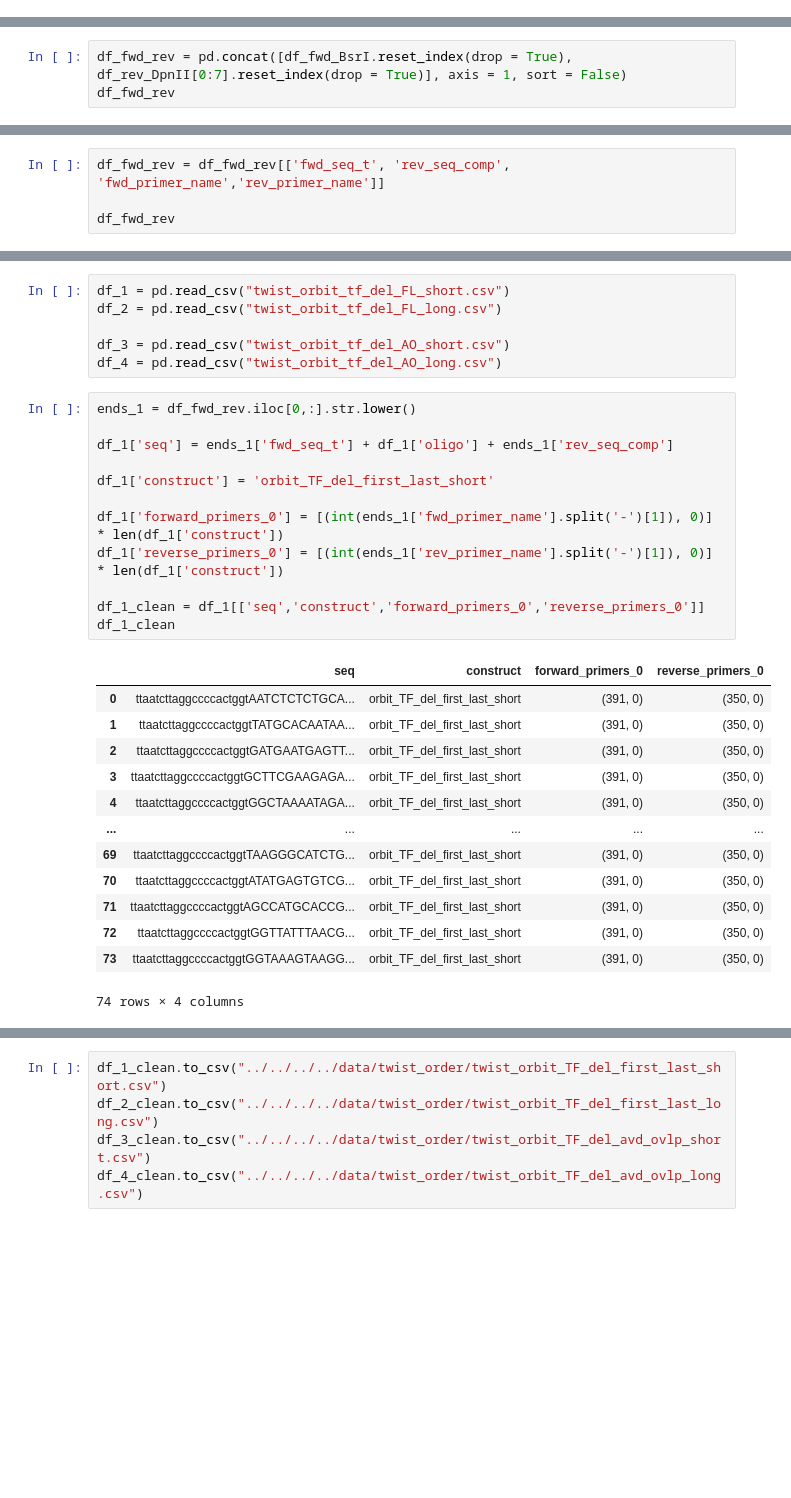
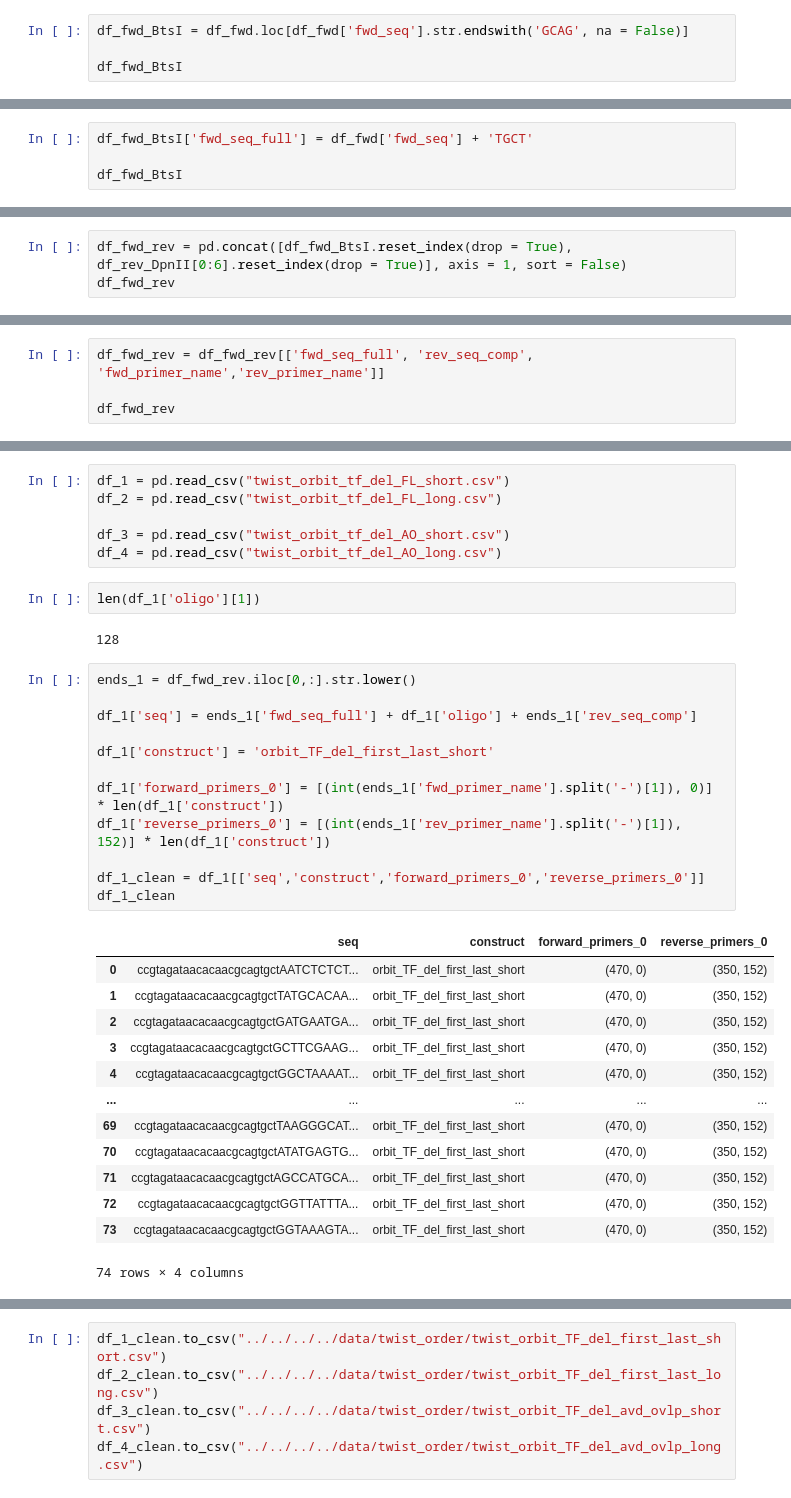
Before and after one commit to RPGroup-PBoC/Reg-Seq2, a Jupyter notebook: code/experimental_design/twist_order/orbit/twist_orbit_cloning_scheme.ipynb, the cells around one changed output, grey strips where cells are left out. Drawn from its saved outputs; the diff is of its cells as text; blank space fills up the shorter version.

Commit message:
update site scrambles and orbit attB seqs

```diff
--- a/code/experimental_design/twist_order/orbit/twist_orbit_cloning_scheme.ipynb
+++ b/code/experimental_design/twist_order/orbit/twist_orbit_cloning_scheme.ipynb
@@ -146,0 +120,4 @@ See the caveats in the documentation: https://pandas.pydata.org/pandas-docs/stab
+# %%
+df_fwd_BtsI = df_fwd.loc[df_fwd['fwd_seq'].str.endswith('GCAG', na = False)]
+
+df_fwd_BtsI
@@ -146,0 +136,4 @@ See the caveats in the documentation: https://pandas.pydata.org/pandas-docs/stab
+# %%
+df_fwd_BtsI['fwd_seq_full'] = df_fwd['fwd_seq'] + 'TGCT'
+
+df_fwd_BtsI
@@ -147,6 +153,6 @@ See the caveats in the documentation: https://pandas.pydata.org/pandas-docs/stab
 # %% [markdown]
 With that we can concatenate the fwd and reverse primer dataframes.
 # %%
-df_fwd_rev = pd.concat([df_fwd_BsrI.reset_index(drop = True), df_rev_DpnII[0:7].reset_index(drop = True)], axis = 1, sort = False)
+df_fwd_rev = pd.concat([df_fwd_BtsI.reset_index(drop = True), df_rev_DpnII[0:6].reset_index(drop = True)], axis = 1, sort = False)
 df_fwd_rev
 # %% [output]
@@ -161,7 +166,7 @@ df_fwd_rev
 # %% [markdown]
 And finally let's clean it up just to the sequences we will append to the beginning (`fwd_seq_t`) and end (`rev_seq_comp`) of the ORBIT oligos. In the future, we can return to this notebook to get the actual primer sequences we will use to amplify the ORBIT constructs.
 # %%
-df_fwd_rev = df_fwd_rev[['fwd_seq_t', 'rev_seq_comp', 'fwd_primer_name','rev_primer_name']]
+df_fwd_rev = df_fwd_rev[['fwd_seq_full', 'rev_seq_comp', 'fwd_primer_name','rev_primer_name']]
 
 df_fwd_rev
 # %% [output]
@@ -183,31 +187,35 @@ df_2 = pd.read_csv("twist_orbit_tf_del_FL_long.csv")
 
 df_3 = pd.read_csv("twist_orbit_tf_del_AO_short.csv")
 df_4 = pd.read_csv("twist_orbit_tf_del_AO_long.csv")
+# %%
+len(df_1['oligo'][1])
+# %% [output]
+128
 # %%
 ends_1 = df_fwd_rev.iloc[0,:].str.lower()
 
-df_1['seq'] = ends_1['fwd_seq_t'] + df_1['oligo'] + ends_1['rev_seq_comp']
+df_1['seq'] = ends_1['fwd_seq_full'] + df_1['oligo'] + ends_1['rev_seq_comp']
 
 df_1['construct'] = 'orbit_TF_del_first_last_short'
 
 df_1['forward_primers_0'] = [(int(ends_1['fwd_primer_name'].split('-')[1]), 0)] * len(df_1['construct'])
-df_1['reverse_primers_0'] = [(int(ends_1['rev_primer_name'].split('-')[1]), 0)] * len(df_1['construct'])
+df_1['reverse_primers_0'] = [(int(ends_1['rev_primer_name'].split('-')[1]), 152)] * len(df_1['construct'])
 
 df_1_clean = df_1[['seq','construct','forward_primers_0','reverse_primers_0']]
 df_1_clean
 # %% [output]
 |  | seq | construct | forward_primers_0 | reverse_primers_0 |
-| 0 | ttaatcttaggccccactggtAATCTCTCTGCA... | orbit_TF_del_first_last_short | (391, 0) | (350, 0) |
-| 1 | ttaatcttaggccccactggtTATGCACAATAA... | orbit_TF_del_first_last_short | (391, 0) | (350, 0) |
-| 2 | ttaatcttaggccccactggtGATGAATGAGTT... | orbit_TF_del_first_last_short | (391, 0) | (350, 0) |
-| 3 | ttaatcttaggccccactggtGCTTCGAAGAGA... | orbit_TF_del_first_last_short | (391, 0) | (350, 0) |
-| 4 | ttaatcttaggccccactggtGGCTAAAATAGA... | orbit_TF_del_first_last_short | (391, 0) | (350, 0) |
+| 0 | ccgtagataacacaacgcagtgctAATCTCTCT... | orbit_TF_del_first_last_short | (470, 0) | (350, 152) |
+| 1 | ccgtagataacacaacgcagtgctTATGCACAA... | orbit_TF_del_first_last_short | (470, 0) | (350, 152) |
+| 2 | ccgtagataacacaacgcagtgctGATGAATGA... | orbit_TF_del_first_last_short | (470, 0) | (350, 152) |
+| 3 | ccgtagataacacaacgcagtgctGCTTCGAAG... | orbit_TF_del_first_last_short | (470, 0) | (350, 152) |
+| 4 | ccgtagataacacaacgcagtgctGGCTAAAAT... | orbit_TF_del_first_last_short | (470, 0) | (350, 152) |
 | ... | ... | ... | ... | ... |
-| 69 | ttaatcttaggccccactggtTAAGGGCATCTG... | orbit_TF_del_first_last_short | (391, 0) | (350, 0) |
-| 70 | ttaatcttaggccccactggtATATGAGTGTCG... | orbit_TF_del_first_last_short | (391, 0) | (350, 0) |
-| 71 | ttaatcttaggccccactggtAGCCATGCACCG... | orbit_TF_del_first_last_short | (391, 0) | (350, 0) |
-| 72 | ttaatcttaggccccactggtGGTTATTTAACG... | orbit_TF_del_first_last_short | (391, 0) | (350, 0) |
-| 73 | ttaatcttaggccccactggtGGTAAAGTAAGG... | orbit_TF_del_first_last_short | (391, 0) | (350, 0) |
+| 69 | ccgtagataacacaacgcagtgctTAAGGGCAT... | orbit_TF_del_first_last_short | (470, 0) | (350, 152) |
+| 70 | ccgtagataacacaacgcagtgctATATGAGTG... | orbit_TF_del_first_last_short | (470, 0) | (350, 152) |
+| 71 | ccgtagataacacaacgcagtgctAGCCATGCA... | orbit_TF_del_first_last_short | (470, 0) | (350, 152) |
+| 72 | ccgtagataacacaacgcagtgctGGTTATTTA... | orbit_TF_del_first_last_short | (470, 0) | (350, 152) |
+| 73 | ccgtagataacacaacgcagtgctGGTAAAGTA... | orbit_TF_del_first_last_short | (470, 0) | (350, 152) |
 74 rows × 4 columns
 # %%
 ends_2 = df_fwd_rev.iloc[1,:].str.lower()
```
Also changed, not shown: parts of 15 cells of this notebook, 7 other files.
